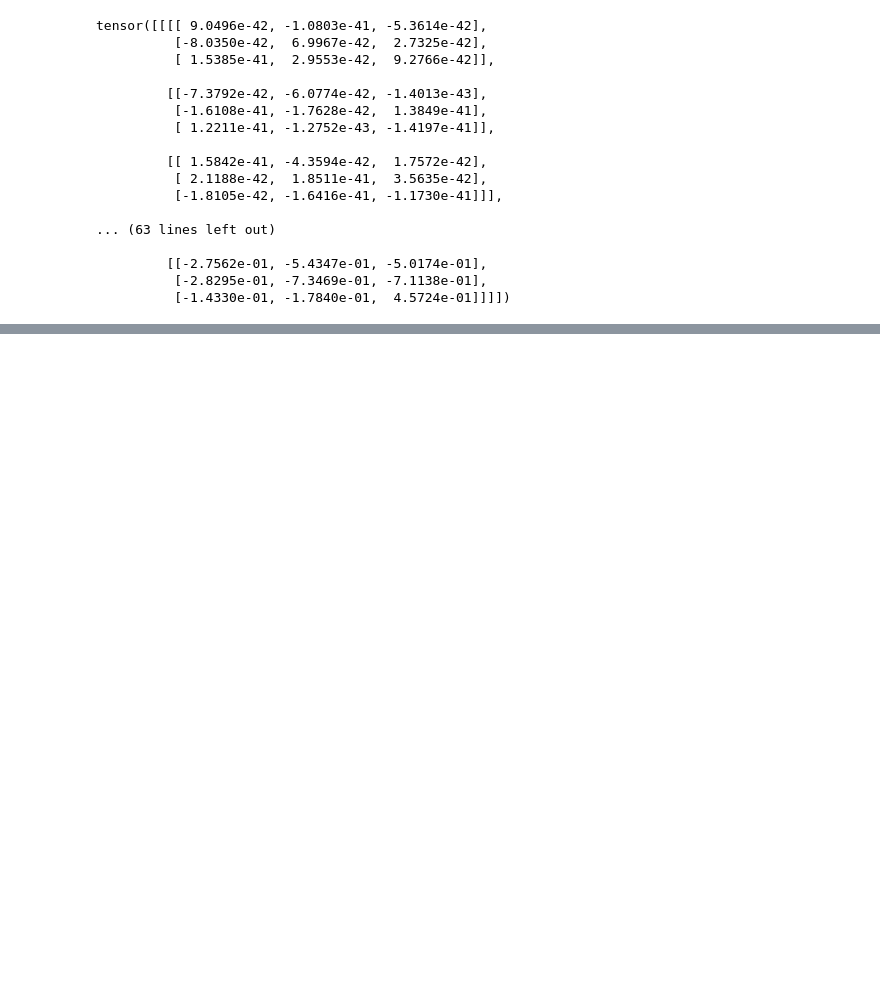
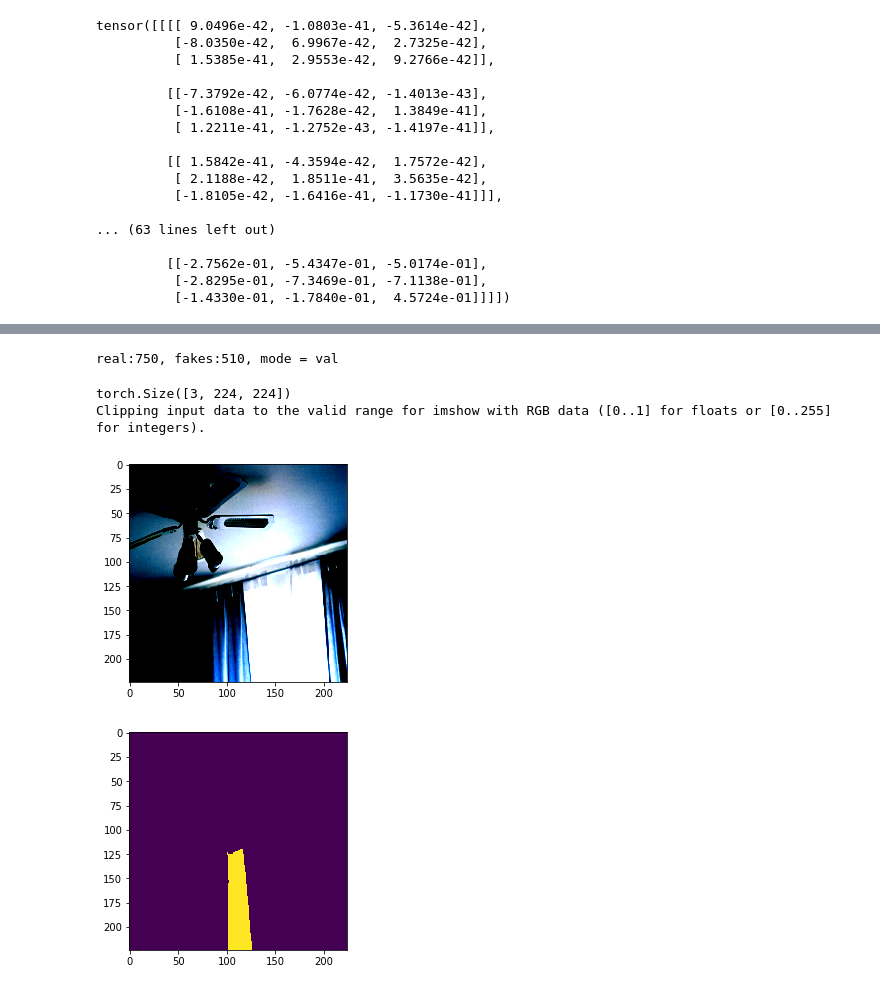
Before and after one commit to sowmen/imanip_main, a Jupyter notebook: scratchpad.ipynb, the cells around one changed output, grey strips where cells are left out. Cells and saved outputs as stored; diff of their text form; code cells hidden in the pictures; blank space fills up the shorter version.

Commit message:
tensor change

```diff
--- a/scratchpad.ipynb
+++ b/scratchpad.ipynb
@@ -763,0 +744,44 @@ df.to_csv('casia_tensor_FULL.csv', index=False)
+# %%
+from casia_dataset import CASIA
+
+patch_size = 'FULL'
+DATA_ROOT = f"G:\\Image_Manipulation_Dataset\\CASIA_2.0"
+df = pd.read_csv(f"casia_{patch_size}.csv").sample(frac=1).reset_index(drop=True)
+
+valid_aug = albumentations.Compose([
+    augmentations.transforms.Resize(
+        224, 224, interpolation=cv2.INTER_AREA, always_apply=True, p=1
+    ),
+    albumentations.Normalize(
+        mean=[0.42468103282400615, 0.4259826707370029, 0.38855473517307415],
+        std=[0.2744059987371694, 0.2684138285232067, 0.29527622263685294],
+        always_apply=True, p=1
+    ),
+    albumentations.pytorch.ToTensor()
+])
+valid_dataset = CASIA(
+    dataframe=df,
+    mode="val",
+    val_fold=0,
+    test_fold=9,
+    root_dir=DATA_ROOT,
+    patch_size=patch_size,
+    equal_sample=False,
+    transforms=valid_aug,
+)
+# %% [output]
+real:750, fakes:510, mode = val
+# %%
+data = valid_dataset[5]
+print(data['image'].size())
+plt.figure()
+plt.imshow(data['image'].permute((1,2,0)))
+plt.show()
+plt.figure()
+plt.imshow(data['mask'].permute((1,2,0)).squeeze())
+plt.show()
+# %% [output]
+torch.Size([3, 224, 224])
+Clipping input data to the valid range for imshow with RGB data ([0..1] for floats or [0..255] for integers).
+[figure, added]
+[figure, added]
```
Also changed, not shown: parts of 5 cells of this notebook, 2 other files.
